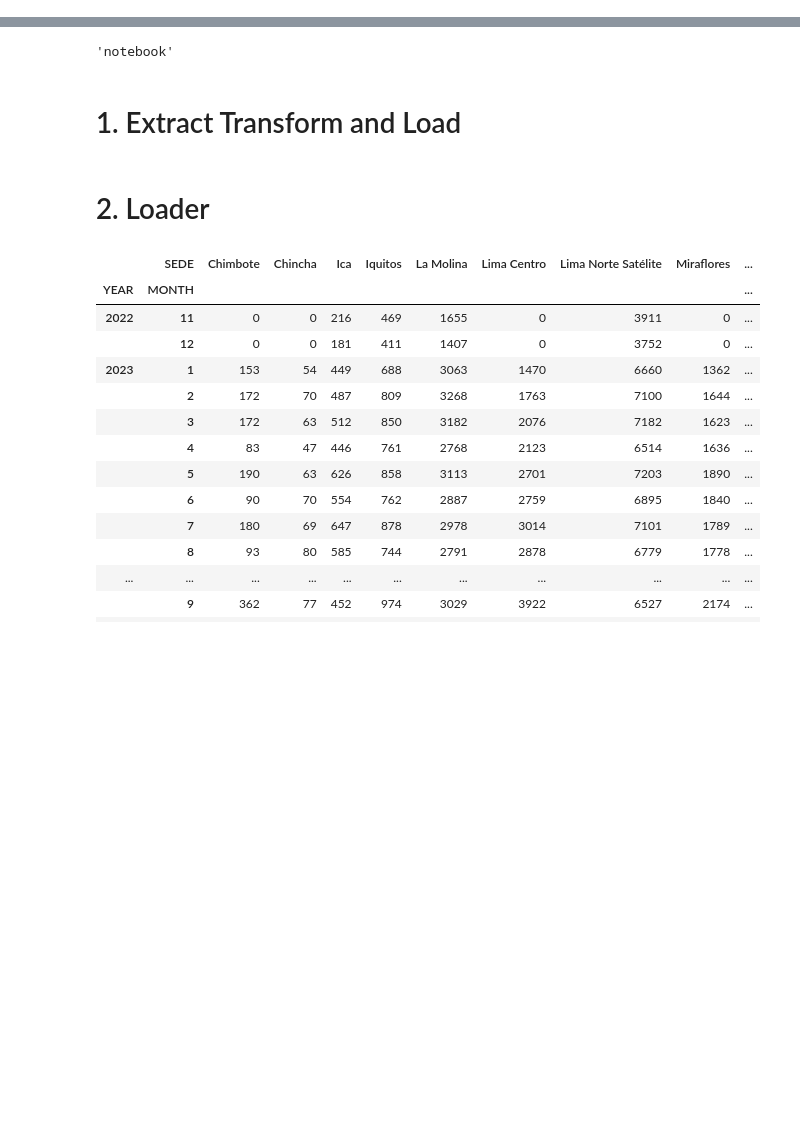
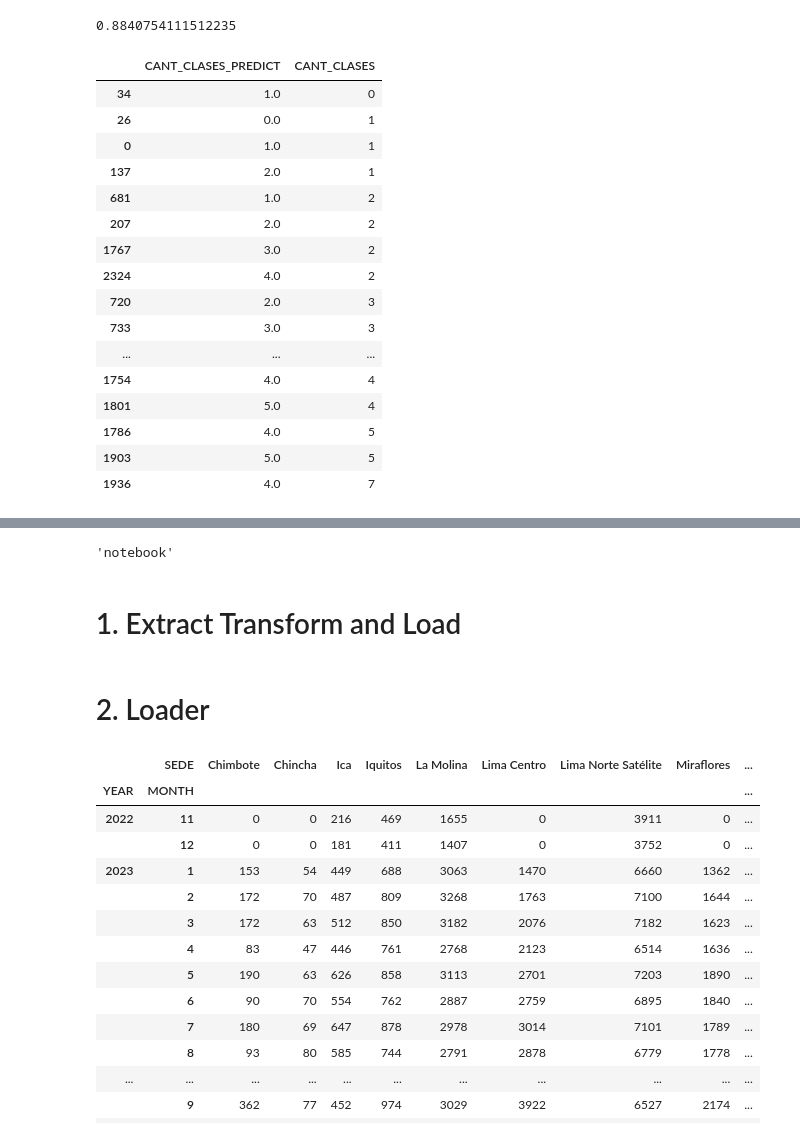
Before and after one commit to dante-cmd/g4_ml_ops, a Jupyter notebook: notebooks/nb_data.ipynb, the cells around one changed output, grey strips where cells are left out. Cells and saved outputs as stored; diff of their text form; code cells hidden in the pictures; blank space fills up the shorter version.

```diff
--- a/notebooks/nb_data.ipynb
+++ b/notebooks/nb_data.ipynb
@@ -8,0 +7,29 @@ ww = Path().absolute()
+# %%
+df = pd.read_parquet(r"C:\Users\dante\Downloads\data_evaluation_prod_202506_continuidad_regular_horario_202507.parquet")
+df_01 = df[~((df['CANT_CLASES_PREDICT'] == 0) & (df['CANT_CLASES'] == 0))].copy()
+score = float(np.mean(np.where(df_01['CANT_CLASES_PREDICT'] == df_01['CANT_CLASES'], 1, 0)))
+score
+# %% [output]
+0.8840754111512235
+# %%
+df[['CANT_CLASES_PREDICT', 'CANT_CLASES']].drop_duplicates().sort_values(
+    ['CANT_CLASES', 'CANT_CLASES_PREDICT']
+)
+# %% [output]
+|  | CANT_CLASES_PREDICT | CANT_CLASES |
+| 34 | 1.0 | 0 |
+| 26 | 0.0 | 1 |
+| 0 | 1.0 | 1 |
+| 137 | 2.0 | 1 |
+| 681 | 1.0 | 2 |
+| 207 | 2.0 | 2 |
+| 1767 | 3.0 | 2 |
+| 2324 | 4.0 | 2 |
+| 720 | 2.0 | 3 |
+| 733 | 3.0 | 3 |
+| ... | ... | ... |
+| 1754 | 4.0 | 4 |
+| 1801 | 5.0 | 4 |
+| 1786 | 4.0 | 5 |
+| 1903 | 5.0 | 5 |
+| 1936 | 4.0 | 7 |
```
Also changed, not shown: parts of 3 cells of this notebook, 8 other files.
